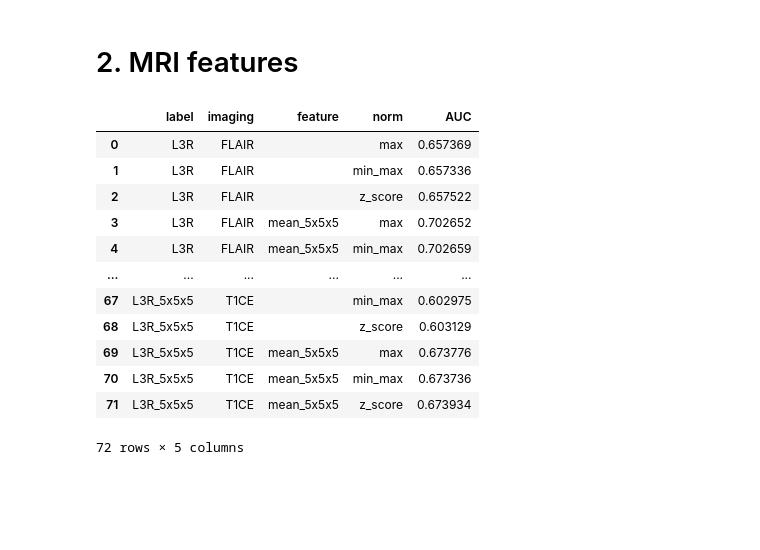
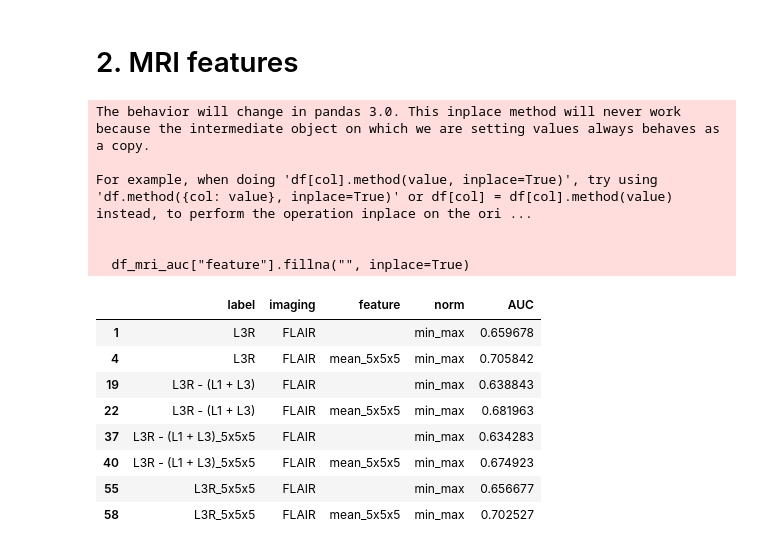
Before and after one commit to maichi98/RELAPSE_PREDICTION, a Jupyter notebook: notebooks/auc_values_per_patient.ipynb, the cells around one changed output. Cells and saved outputs as stored; diff of their text form; code cells hidden in the pictures; blank space fills up the shorter version.

```diff
--- a/notebooks/auc_values_per_patient.ipynb
+++ b/notebooks/auc_values_per_patient.ipynb
@@ -70,18 +64,23 @@ for patient in tqdm(constants.list_patients):
 df_mri_auc.to_csv("mri_auc_values_per_patient.csv", index=False)
 # %%
 df_mri_auc["feature"].fillna("", inplace=True)
-df_mri_auc.groupby(["label", "imaging", "feature", "norm"])["AUC"].mean().reset_index()
+df = df_mri_auc.groupby(["label", "imaging", "feature", "norm"])["AUC"].mean().reset_index()
 # %% [output]
-|  | label | imaging | feature | norm | AUC |
-| 0 | L3R | FLAIR |  | max | 0.657369 |
-| 1 | L3R | FLAIR |  | min_max | 0.657336 |
-| 2 | L3R | FLAIR |  | z_score | 0.657522 |
-| 3 | L3R | FLAIR | mean_5x5x5 | max | 0.702652 |
-| 4 | L3R | FLAIR | mean_5x5x5 | min_max | 0.702659 |
-| ... | ... | ... | ... | ... | ... |
-| 67 | L3R_5x5x5 | T1CE |  | min_max | 0.602975 |
-| 68 | L3R_5x5x5 | T1CE |  | z_score | 0.603129 |
-| 69 | L3R_5x5x5 | T1CE | mean_5x5x5 | max | 0.673776 |
-| 70 | L3R_5x5x5 | T1CE | mean_5x5x5 | min_max | 0.673736 |
-| 71 | L3R_5x5x5 | T1CE | mean_5x5x5 | z_score | 0.673934 |
-72 rows × 5 columns
+The behavior will change in pandas 3.0. This inplace method will never work because the intermediate object on which we are setting values always behaves as a copy.
+
+For example, when doing 'df[col].method(value, inplace=True)', try using 'df.method({col: value}, inplace=True)' or df[col] = df[col].method(value) instead, to perform the operation inplace on the ori ...
+
+
+  df_mri_auc["feature"].fillna("", inplace=True)
+# %%
+df.loc[(df['imaging'] == 'FLAIR') & (df['norm'] == 'min_max')]
+# %% [output]
+|  | label | imaging | feature | norm | AUC |
+| 1 | L3R | FLAIR |  | min_max | 0.659678 |
+| 4 | L3R | FLAIR | mean_5x5x5 | min_max | 0.705842 |
+| 19 | L3R - (L1 + L3) | FLAIR |  | min_max | 0.638843 |
+| 22 | L3R - (L1 + L3) | FLAIR | mean_5x5x5 | min_max | 0.681963 |
+| 37 | L3R - (L1 + L3)_5x5x5 | FLAIR |  | min_max | 0.634283 |
+| 40 | L3R - (L1 + L3)_5x5x5 | FLAIR | mean_5x5x5 | min_max | 0.674923 |
+| 55 | L3R_5x5x5 | FLAIR |  | min_max | 0.656677 |
+| 58 | L3R_5x5x5 | FLAIR | mean_5x5x5 | min_max | 0.702527 |
```
Also changed, not shown: parts of 2 cells of this notebook, 31 other files.
